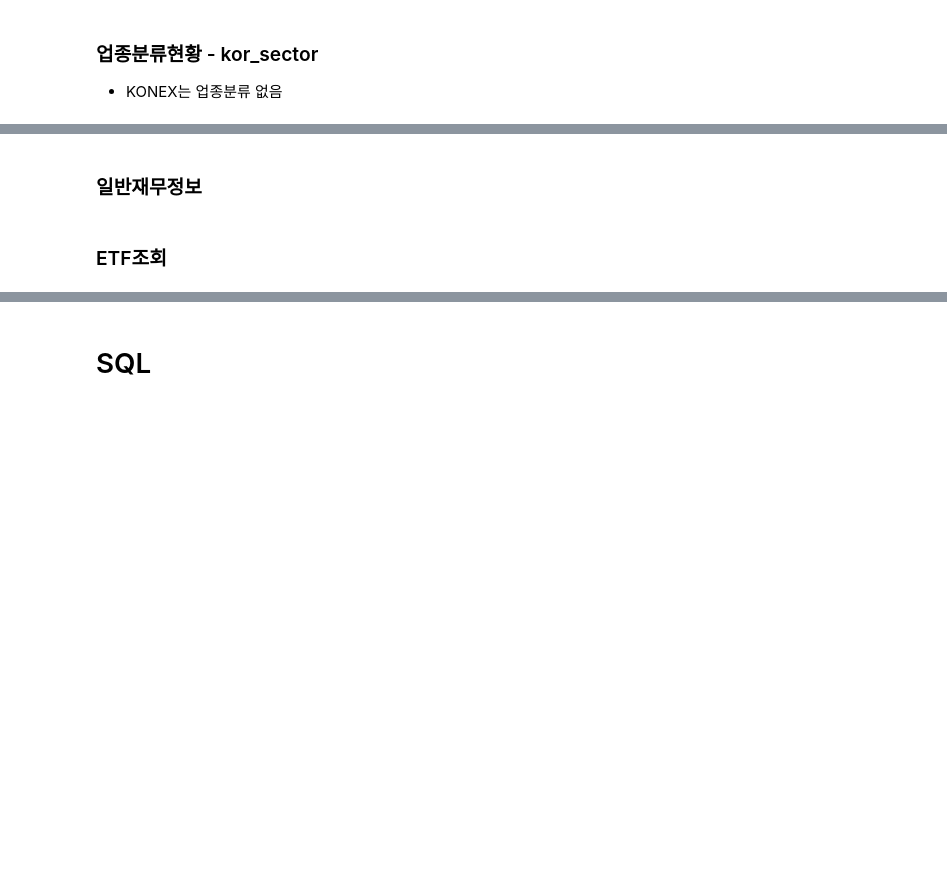
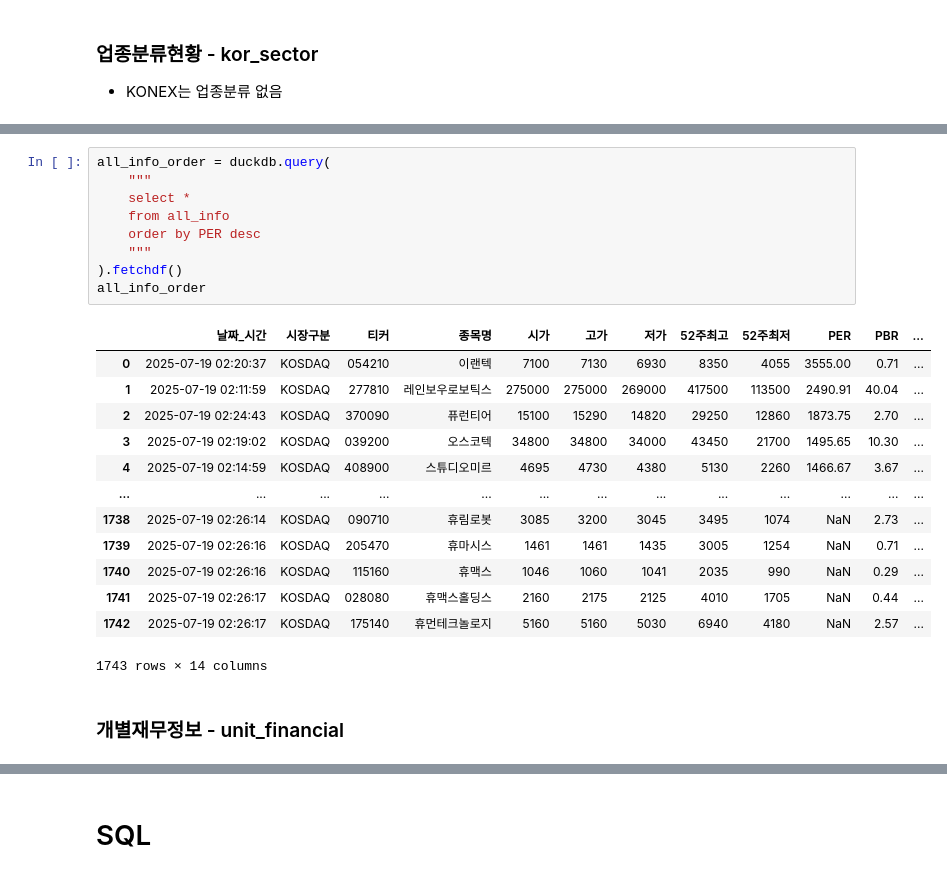
Before and after one commit to TrulySangwonDays/Side_project, a Jupyter notebook: 종목조회_코드.ipynb, the cells around one changed output, grey strips where cells are left out. Saved outputs shown, nothing was run; the diff lists cells and outputs as text; blank space fills up the shorter version.

```diff
--- a/종목조회_코드.ipynb
+++ b/종목조회_코드.ipynb
@@ -244,4 +337,25 @@ df.head()
+# %%
+all_info_order = duckdb.query(
+    """
+    select *
+    from all_info
+    order by PER desc
+    """
+).fetchdf()
+all_info_order
+# %% [output]
+|  | 날짜_시간 | 시장구분 | 티커 | 종목명 | 시가 | 고가 | 저가 | 52주최고 | 52주최저 | PER | PBR | ... |
+| 0 | 2025-07-19 02:20:37 | KOSDAQ | 054210 | 이랜텍 | 7100 | 7130 | 6930 | 8350 | 4055 | 3555.00 | 0.71 | ... |
+| 1 | 2025-07-19 02:11:59 | KOSDAQ | 277810 | 레인보우로보틱스 | 275000 | 275000 | 269000 | 417500 | 113500 | 2490.91 | 40.04 | ... |
+| 2 | 2025-07-19 02:24:43 | KOSDAQ | 370090 | 퓨런티어 | 15100 | 15290 | 14820 | 29250 | 12860 | 1873.75 | 2.70 | ... |
+| 3 | 2025-07-19 02:19:02 | KOSDAQ | 039200 | 오스코텍 | 34800 | 34800 | 34000 | 43450 | 21700 | 1495.65 | 10.30 | ... |
+| 4 | 2025-07-19 02:14:59 | KOSDAQ | 408900 | 스튜디오미르 | 4695 | 4730 | 4380 | 5130 | 2260 | 1466.67 | 3.67 | ... |
+| ... | ... | ... | ... | ... | ... | ... | ... | ... | ... | ... | ... | ... |
+| 1738 | 2025-07-19 02:26:14 | KOSDAQ | 090710 | 휴림로봇 | 3085 | 3200 | 3045 | 3495 | 1074 | NaN | 2.73 | ... |
+| 1739 | 2025-07-19 02:26:16 | KOSDAQ | 205470 | 휴마시스 | 1461 | 1461 | 1435 | 3005 | 1254 | NaN | 0.71 | ... |
+| 1740 | 2025-07-19 02:26:16 | KOSDAQ | 115160 | 휴맥스 | 1046 | 1060 | 1041 | 2035 | 990 | NaN | 0.29 | ... |
+| 1741 | 2025-07-19 02:26:17 | KOSDAQ | 028080 | 휴맥스홀딩스 | 2160 | 2175 | 2125 | 4010 | 1705 | NaN | 0.44 | ... |
+| 1742 | 2025-07-19 02:26:17 | KOSDAQ | 175140 | 휴먼테크놀로지 | 5160 | 5160 | 5030 | 6940 | 4180 | NaN | 2.57 | ... |
+1743 rows × 14 columns
 # %% [markdown]
-### 일반재무정보
+### 개별재무정보 - unit_financial
-# %% [markdown]
-### ETF조회
```
Also changed, not shown: parts of 27 cells of this notebook.
